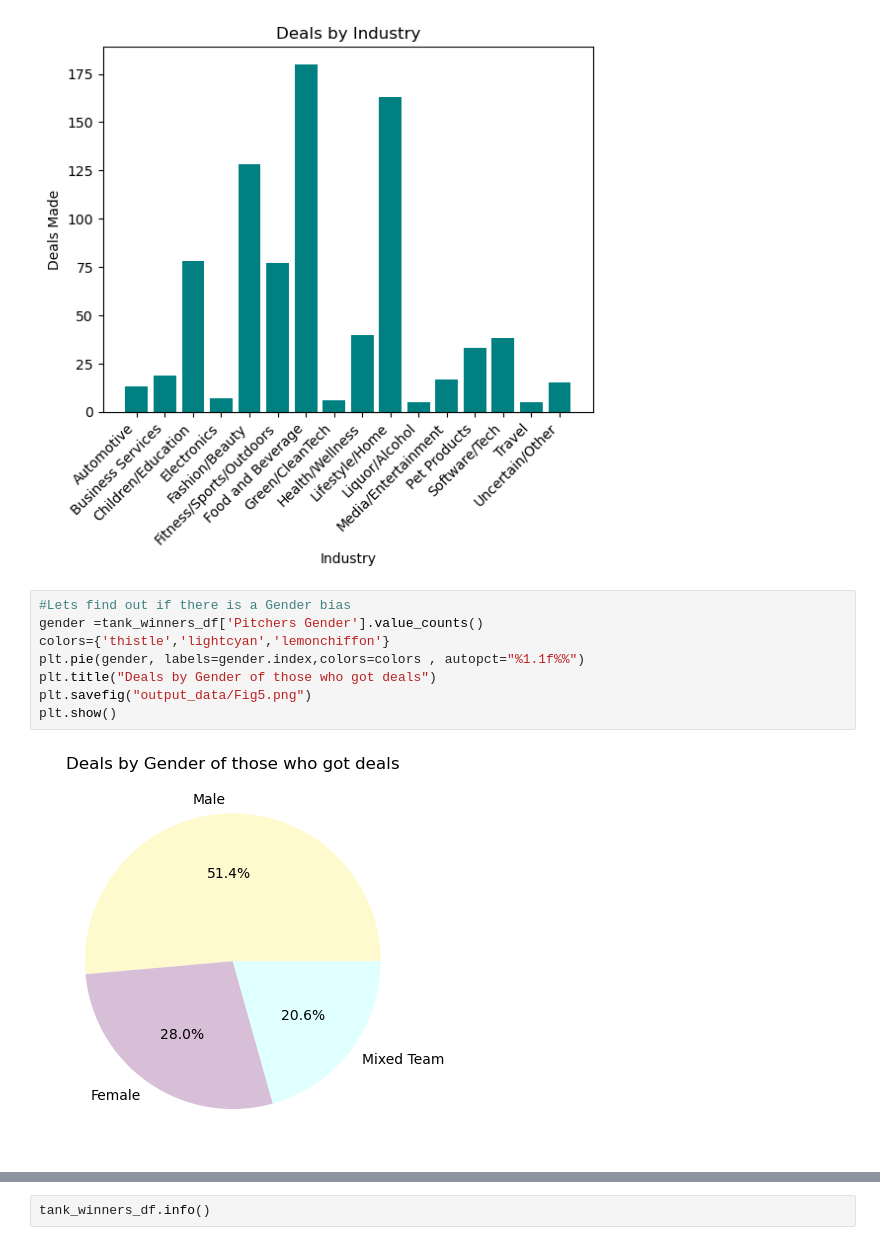
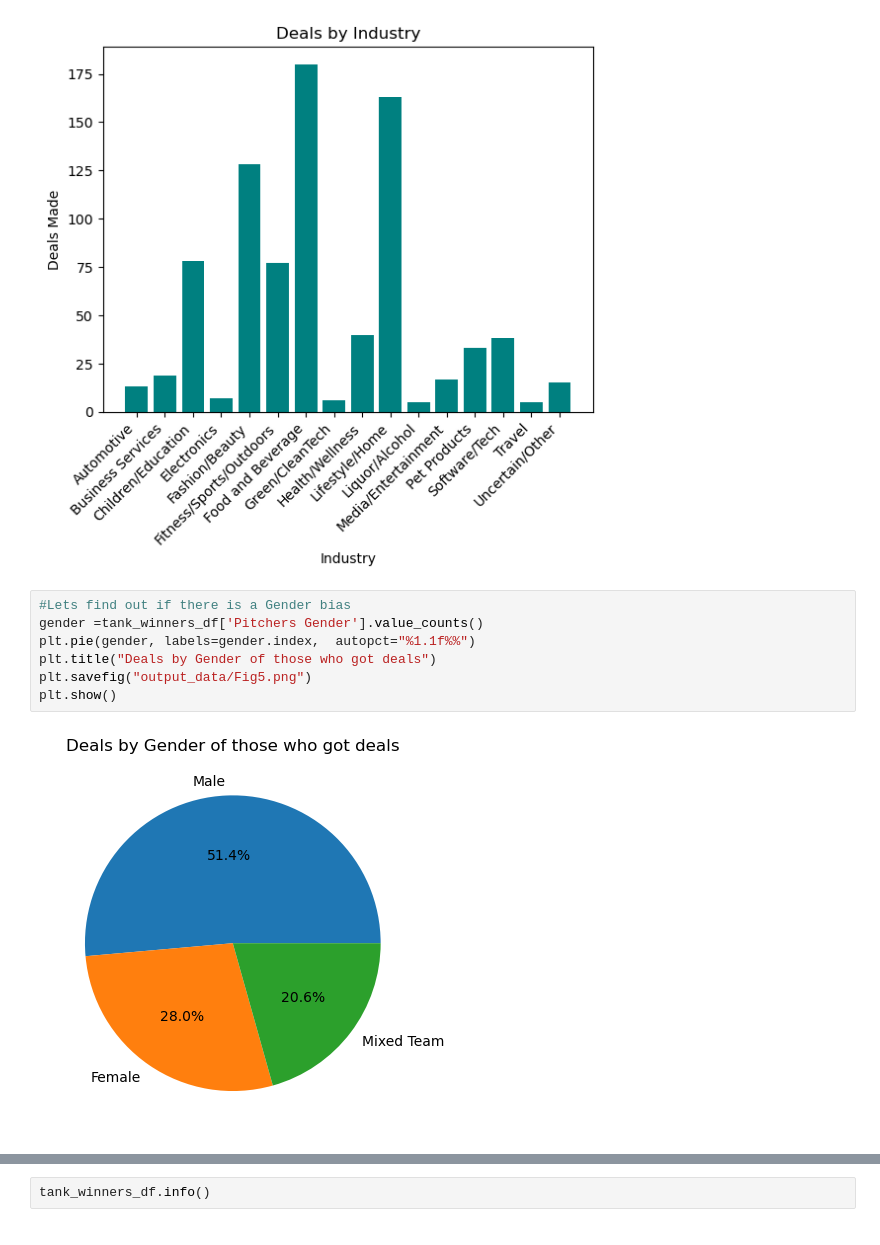
Before and after one commit to Savanna0/Project_1, a Jupyter notebook: shark_tank.ipynb, the cells around one changed output, grey strips where cells are left out. Saved outputs shown, nothing was run; the diff lists cells and outputs as text.

```diff
--- a/shark_tank.ipynb
+++ b/shark_tank.ipynb
@@ -166,11 +139,10 @@ plt.show()
 # %%
 #Lets find out if there is a Gender bias
 gender =tank_winners_df['Pitchers Gender'].value_counts()
-colors={'thistle','lightcyan','lemonchiffon'}
-plt.pie(gender, labels=gender.index,colors=colors , autopct="%1.1f%%")
+plt.pie(gender, labels=gender.index,  autopct="%1.1f%%")
 plt.title("Deals by Gender of those who got deals")
 plt.savefig("output_data/Fig5.png")
 plt.show()
 # %% [output]
-[figure, old version]
+[figure, new version]
 # %%
```
Also changed, not shown: parts of 17 cells of this notebook, 1 other file.
